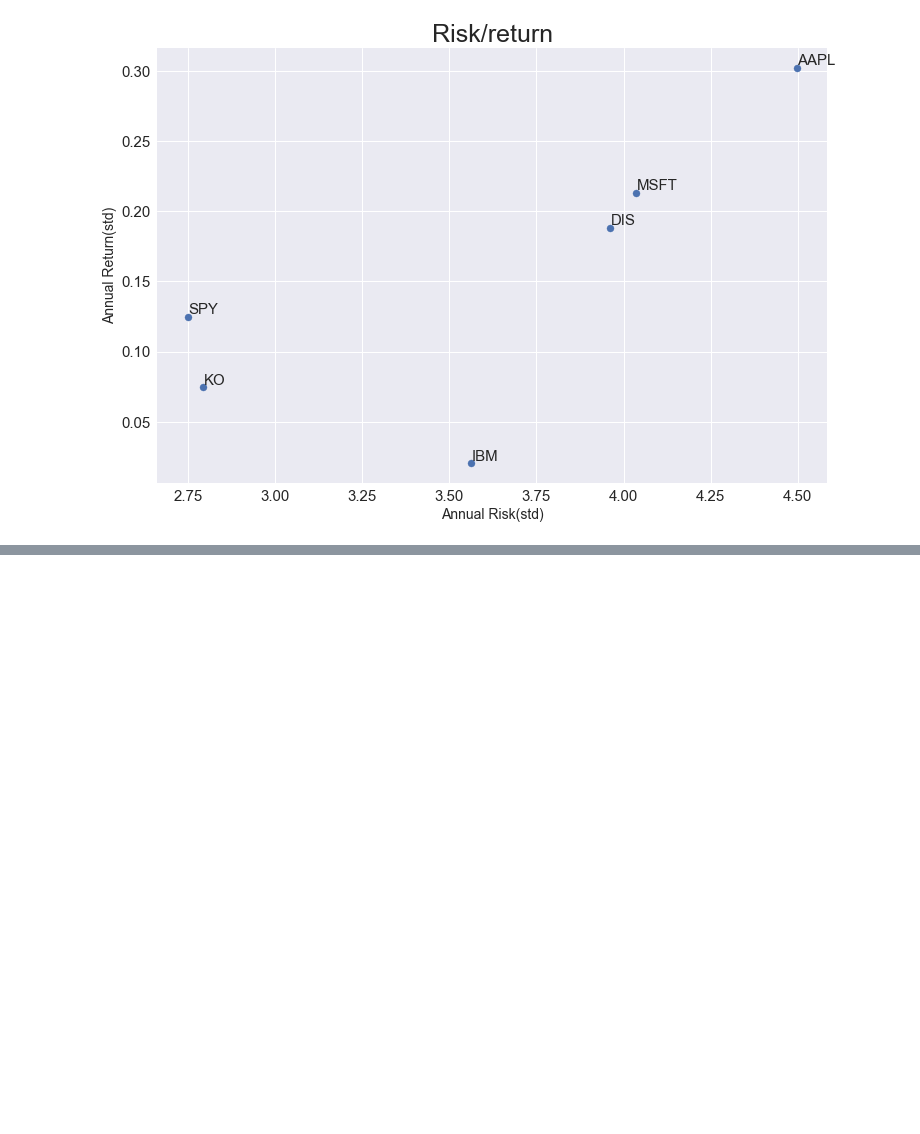
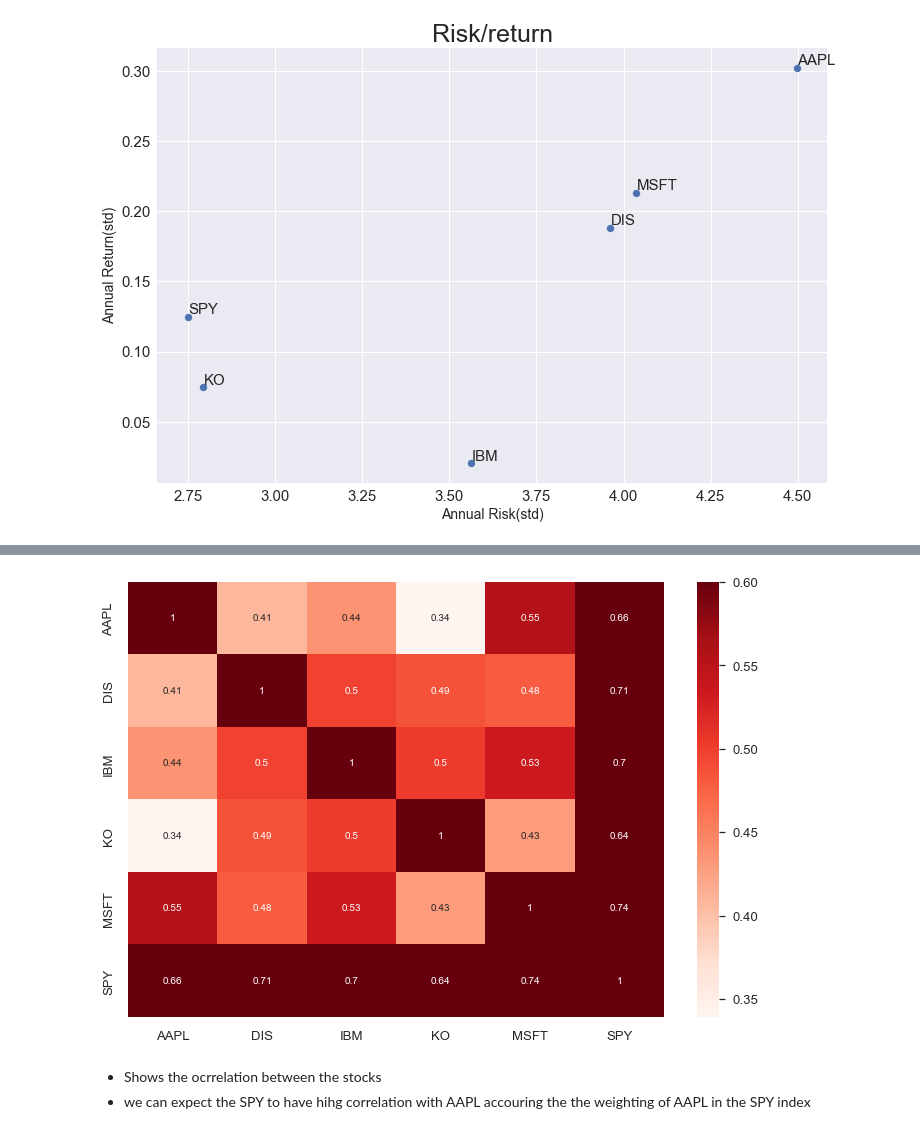
Before and after one commit to Janadhi14/Algo-trading, a Jupyter notebook: Introduction.ipynb, the cells around one changed output, grey strips where cells are left out. Saved outputs shown, nothing was run; the diff lists cells and outputs as text; code cells hidden in the pictures; blank space fills up the shorter version.

Commit message:
created a heat map of correlation

```diff
--- a/Introduction.ipynb
+++ b/Introduction.ipynb
@@ -742,0 +780,10 @@ for i in summary.index:
+# %%
+plt.figure(figsize=(12,8))
+sns.set(font_scale = 1.2)
+sns.heatmap(ret.corr(), cmap = "Reds", annot = True, annot_kws = {"size":10}, vmax = 0.6)
+plt.show()
+# %% [output]
+[figure, added]
+# %% [markdown]
+- Shows the ocrrelation between the stocks
+- we can expect the SPY to have hihg correlation with AAPL accouring the the weighting of AAPL in the  SPY index
```
Also changed, not shown: parts of 5 cells of this notebook.
